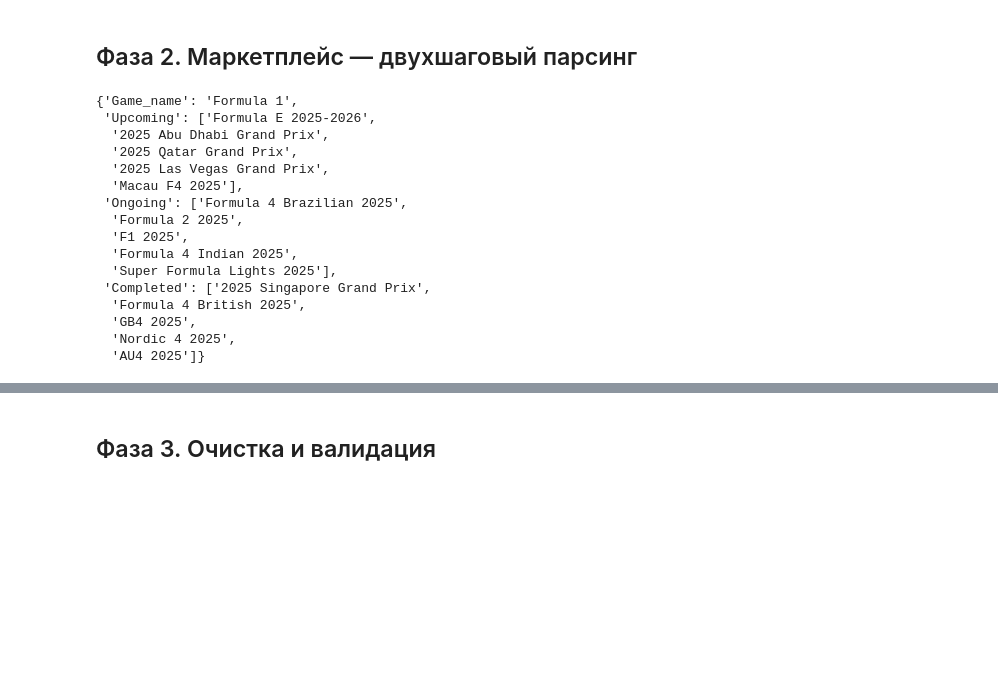
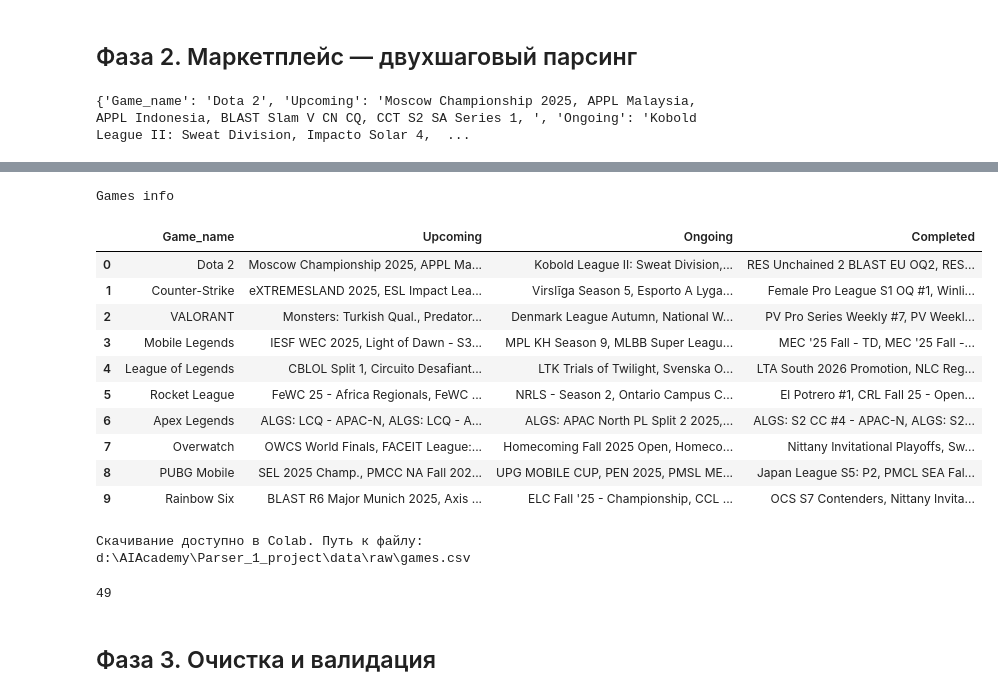
Before and after one commit to RecorD975/AIAcademyHW, a Jupyter notebook: Parser_1_project/parser_instructions_copy.ipynb, the cells around one changed output, grey strips where cells are left out. Cells and saved outputs as stored; diff of their text form; code cells hidden in the pictures; blank space fills up the shorter version.

Commit message:
parser_ready

```diff
--- a/Parser_1_project/parser_instructions_copy.ipynb
+++ b/Parser_1_project/parser_instructions_copy.ipynb
@@ -344,14 +344,26 @@ def get_game_links(html: str) -> list:
     for game in soup.select('.wiki-card__link'):
         if game.get('href') is not None and game.get_text() != 'Hub' and game.get_text() != 'Lab':
             game_url = BASE_URL + game.get('href')
-        else:
-            game_url = None
-        game_urls.append(game_url)
+        if game_url not in game_urls:
+            game_urls.append(game_url)
     return game_urls
 # %%
 def add_tournament(list_to_add: list, element_to_add: str, tourn_limit: int = None) -> None:
     if len(list_to_add) < tourn_limit or tourn_limit == None:
         list_to_add.append(element_to_add)
+
+def clean_data(info: dict) -> dict:
+    result_dict = {}
+    result_dict.update(info)
+    result_dict['Upcoming'] = ''
+    result_dict['Ongoing'] = ''
+    result_dict['Completed'] = ''
+
+    for key in info.keys():
+        if key != 'Game_name':
+            for tourn_name in info[key]:
+                result_dict[key] = result_dict[key] + tourn_name + ', '
+    return result_dict
 
 def parse_game_page(game_link: str, tournaments_limit: int = 5) -> dict:
     game_info = {
@@ -377,22 +389,7 @@ def parse_game_page(game_link: str, tournaments_limit: int = 5) -> dict:
                 add_tournament(game_info['Completed'], tourn.get_text(), tournaments_limit)
     return game_info
 # %% [output]
-{'Game_name': 'Formula 1',
- 'Upcoming': ['Formula E 2025-2026',
-  '2025 Abu Dhabi Grand Prix',
-  '2025 Qatar Grand Prix',
-  '2025 Las Vegas Grand Prix',
-  'Macau F4 2025'],
- 'Ongoing': ['Formula 4 Brazilian 2025',
-  'Formula 2 2025',
-  'F1 2025',
-  'Formula 4 Indian 2025',
-  'Super Formula Lights 2025'],
- 'Completed': ['2025 Singapore Grand Prix',
-  'Formula 4 British 2025',
-  'GB4 2025',
-  'Nordic 4 2025',
-  'AU4 2025']}
+{'Game_name': 'Dota 2', 'Upcoming': 'Moscow Championship 2025, APPL Malaysia, APPL Indonesia, BLAST Slam V CN CQ, CCT S2 SA Series 1, ', 'Ongoing': 'Kobold League II: Sweat Division, Impacto Solar 4,  ...
 # %%
 # TODO: Реализуйте функцию run_site_scraper(...), которая:
 # - принимает category, pages_limit, per_page_limit, задержки;
@@ -405,15 +402,16 @@ def parse_game_page(game_link: str, tournaments_limit: int = 5) -> dict:
 def run_site_scrapper(tournaments_limit: int = None, retries: int = 1, timeout: int = 20):
     site_html = fetch_site(BASE_URL, retries, timeout)
     list_of_game_pages = get_game_links(site_html)
+    print(list_of_game_pages)
     total = 0
     rows = []
     first_time = True
     for game_page in list_of_game_pages:
-        rows = [parse_game_page(game_page, tournaments_limit)]
+        rows = [clean_data(parse_game_page(game_page, tournaments_limit))]
         save_csv(rows, OUT_DIR, ['Game_name', 'Upcoming', 'Ongoing', 'Completed'], first_time)
         first_time = False
         total = total + 1
-        games_logger.info(f'Saved {rows[len(rows) - 1]['Game_name']} info.')
+        games_logger.info(f'Saved {rows[len(rows) - 1]["Game_name"]} info.')
         time.sleep(timeout / 2)
     games_logger.info(f'Done. Total games: {total}')
     show_csv(OUT_DIR, title = f'Games info', n = 10)
@@ -443,3 +441,17 @@ RuntimeError: Failed to fetch None after 2 attempts
+Games info
+|  | Game_name | Upcoming | Ongoing | Completed |
+| 0 | Dota 2 | Moscow Championship 2025, APPL Ma... | Kobold League II: Sweat Division,... | RES Unchained 2 BLAST EU OQ2, RES... |
+| 1 | Counter-Strike | eXTREMESLAND 2025, ESL Impact Lea... | Virslīga Season 5, Esporto A Lyga... | Female Pro League S1 OQ #1, Winli... |
+| 2 | VALORANT | Monsters: Turkish Qual., Predator... | Denmark League Autumn, National W... | PV Pro Series Weekly #7, PV Weekl... |
+| 3 | Mobile Legends | IESF WEC 2025, Light of Dawn - S3... | MPL KH Season 9, MLBB Super Leagu... | MEC '25 Fall - TD, MEC '25 Fall -... |
+| 4 | League of Legends | CBLOL Split 1, Circuito Desafiant... | LTK Trials of Twilight, Svenska O... | LTA South 2026 Promotion, NLC Reg... |
+| 5 | Rocket League | FeWC 25 - Africa Regionals, FeWC ... | NRLS - Season 2, Ontario Campus C... | El Potrero #1, CRL Fall 25 - Open... |
+| 6 | Apex Legends | ALGS: LCQ - APAC-N, ALGS: LCQ - A... | ALGS: APAC North PL Split 2 2025,... | ALGS: S2 CC #4 - APAC-N, ALGS: S2... |
+| 7 | Overwatch | OWCS World Finals, FACEIT League:... | Homecoming Fall 2025 Open, Homeco... | Nittany Invitational Playoffs, Sw... |
+| 8 | PUBG Mobile | SEL 2025 Champ., PMCC NA Fall 202... | UPG MOBILE CUP, PEN 2025, PMSL ME... | Japan League S5: P2, PMCL SEA Fal... |
+| 9 | Rainbow Six | BLAST R6 Major Munich 2025, Axis ... | ELC Fall '25 - Championship, CCL ... | OCS S7 Contenders, Nittany Invita... |
+Скачивание доступно в Colab. Путь к файлу: d:\AIAcademy\Parser_1_project\data\raw\games.csv
+49
 # %% [markdown]
 ## Фаза 3. Очистка и валидация
 # %%
```
Also changed, not shown: parts of 3 cells of this notebook, 3 other files.
